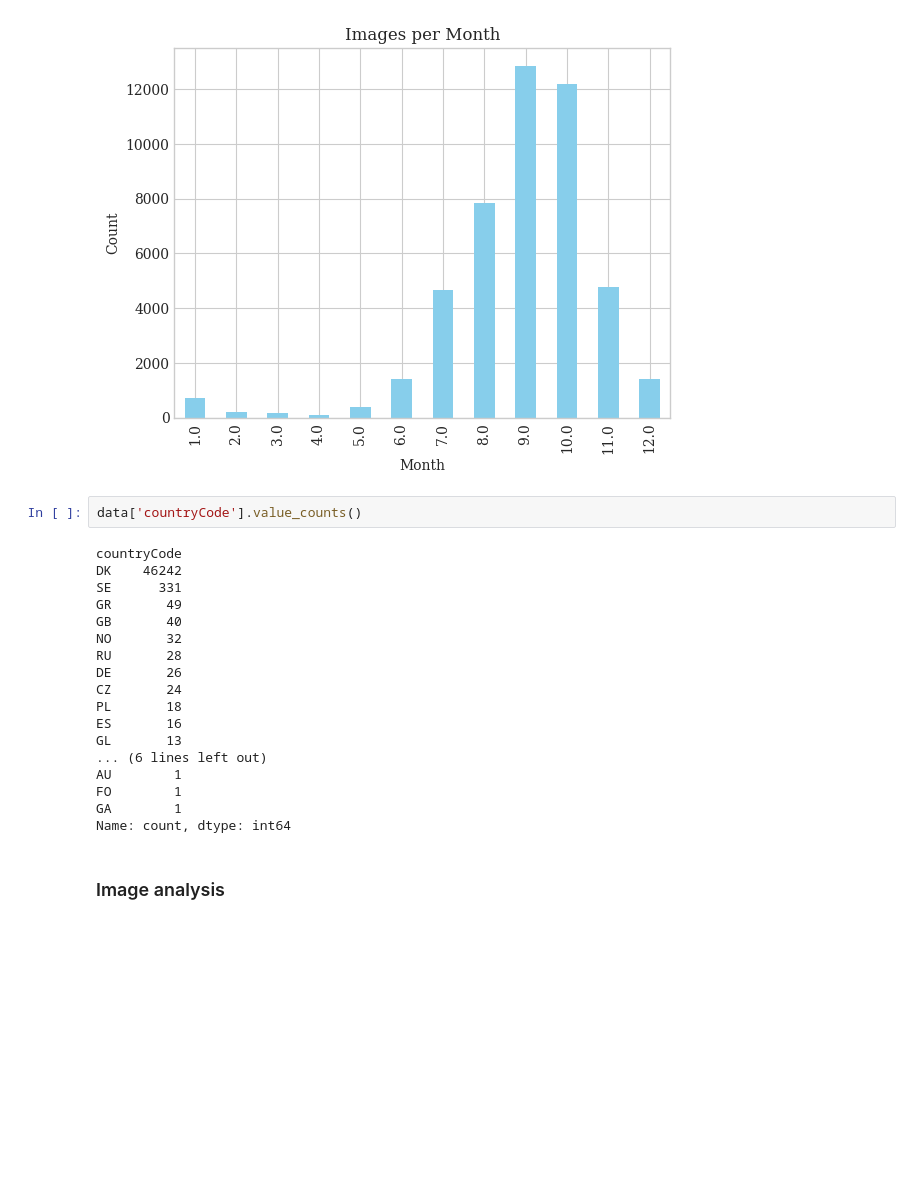
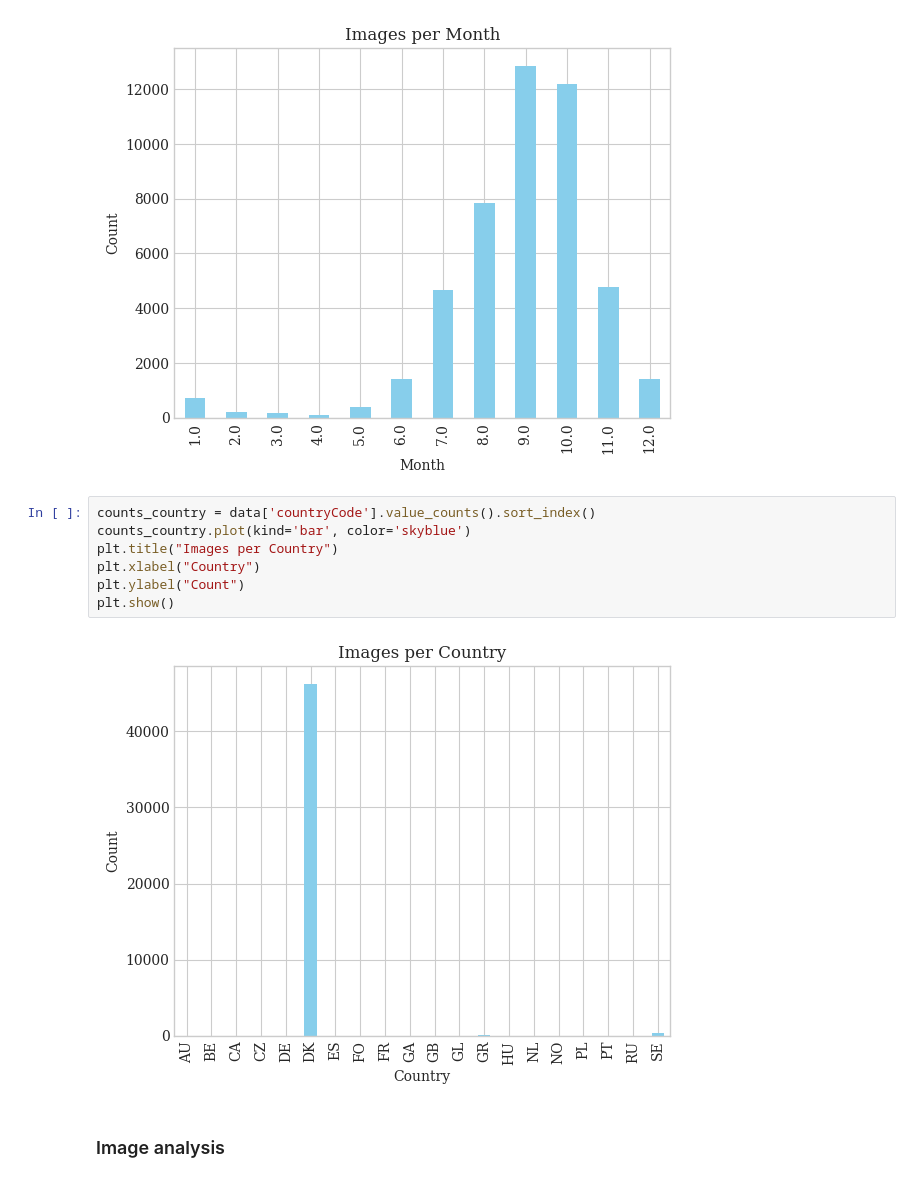
Before and after one commit to UC-Berkeley-I-School/fungitastic-classification-datasci207-Fall-2025, a Jupyter notebook: dataset/EDA.ipynb, the cells around one changed output. Drawn from its saved outputs; the diff is of its cells as text; blank space fills up the shorter version.

```diff
--- a/dataset/EDA.ipynb
+++ b/dataset/EDA.ipynb
@@ -157,25 +157,14 @@ plt.show()
 # %% [output]
 [figure]
 # %%
-data['countryCode'].value_counts()
+counts_country = data['countryCode'].value_counts().sort_index()
+counts_country.plot(kind='bar', color='skyblue')
+plt.title("Images per Country")
+plt.xlabel("Country")
+plt.ylabel("Count")
+plt.show()
 # %% [output]
-countryCode
-DK    46242
-SE      331
-GR       49
-GB       40
-NO       32
-RU       28
-DE       26
-CZ       24
-PL       18
-ES       16
-GL       13
-... (6 lines left out)
-AU        1
-FO        1
-GA        1
-Name: count, dtype: int64
+[figure, added]
 # %% [markdown]
 ### Image analysis
 # %%
```
Also changed, not shown: parts of 2 cells of this notebook.
